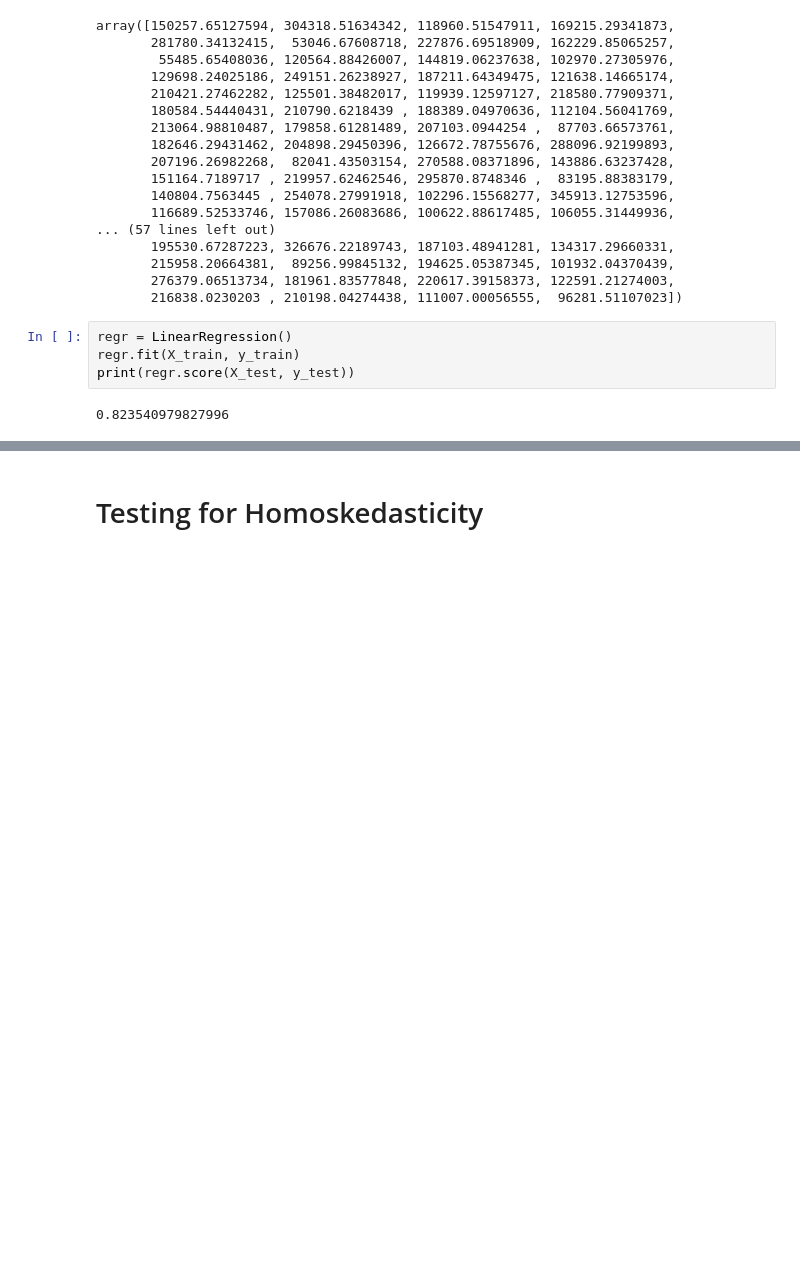
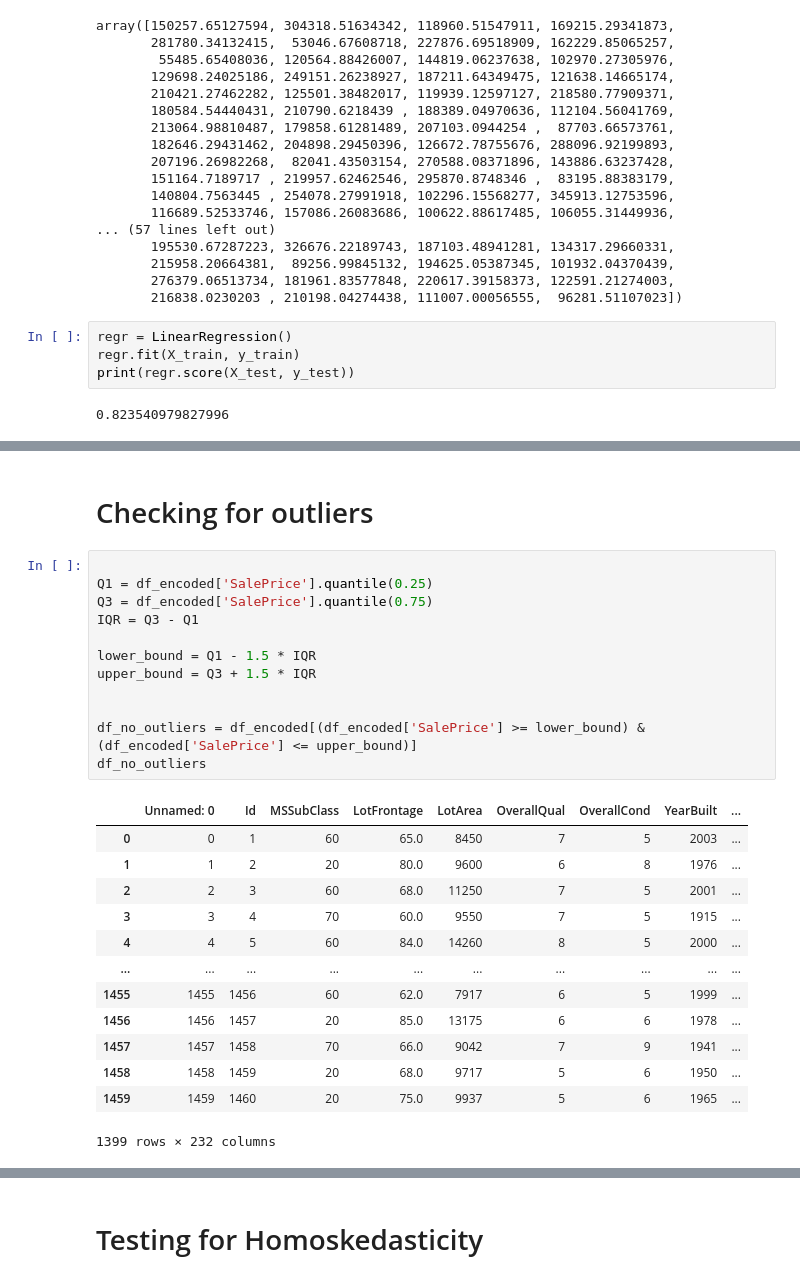
Before and after one commit to Mafube/House_Sale, a Jupyter notebook: Regression.ipynb, the cells around one changed output, grey strips where cells are left out. Saved outputs shown, nothing was run; the diff lists cells and outputs as text; blank space fills up the shorter version.

```diff
--- a/Regression.ipynb
+++ b/Regression.ipynb
@@ -279,0 +294,28 @@ print(regr.score(X_test, y_test))
+# %% [markdown]
+# Checking for outliers
+# %%
+
+Q1 = df_encoded['SalePrice'].quantile(0.25)
+Q3 = df_encoded['SalePrice'].quantile(0.75)
+IQR = Q3 - Q1
+
+lower_bound = Q1 - 1.5 * IQR
+upper_bound = Q3 + 1.5 * IQR
+
+
+df_no_outliers = df_encoded[(df_encoded['SalePrice'] >= lower_bound) & (df_encoded['SalePrice'] <= upper_bound)]
+df_no_outliers
+# %% [output]
+|  | Unnamed: 0 | Id | MSSubClass | LotFrontage | LotArea | OverallQual | OverallCond | YearBuilt | ... |
+| 0 | 0 | 1 | 60 | 65.0 | 8450 | 7 | 5 | 2003 | ... |
+| 1 | 1 | 2 | 20 | 80.0 | 9600 | 6 | 8 | 1976 | ... |
+| 2 | 2 | 3 | 60 | 68.0 | 11250 | 7 | 5 | 2001 | ... |
+| 3 | 3 | 4 | 70 | 60.0 | 9550 | 7 | 5 | 1915 | ... |
+| 4 | 4 | 5 | 60 | 84.0 | 14260 | 8 | 5 | 2000 | ... |
+| ... | ... | ... | ... | ... | ... | ... | ... | ... | ... |
+| 1455 | 1455 | 1456 | 60 | 62.0 | 7917 | 6 | 5 | 1999 | ... |
+| 1456 | 1456 | 1457 | 20 | 85.0 | 13175 | 6 | 6 | 1978 | ... |
+| 1457 | 1457 | 1458 | 70 | 66.0 | 9042 | 7 | 9 | 1941 | ... |
+| 1458 | 1458 | 1459 | 20 | 68.0 | 9717 | 5 | 6 | 1950 | ... |
+| 1459 | 1459 | 1460 | 20 | 75.0 | 9937 | 5 | 6 | 1965 | ... |
+1399 rows × 232 columns
```
Also changed, not shown: parts of 8 cells of this notebook, 2 other files.
